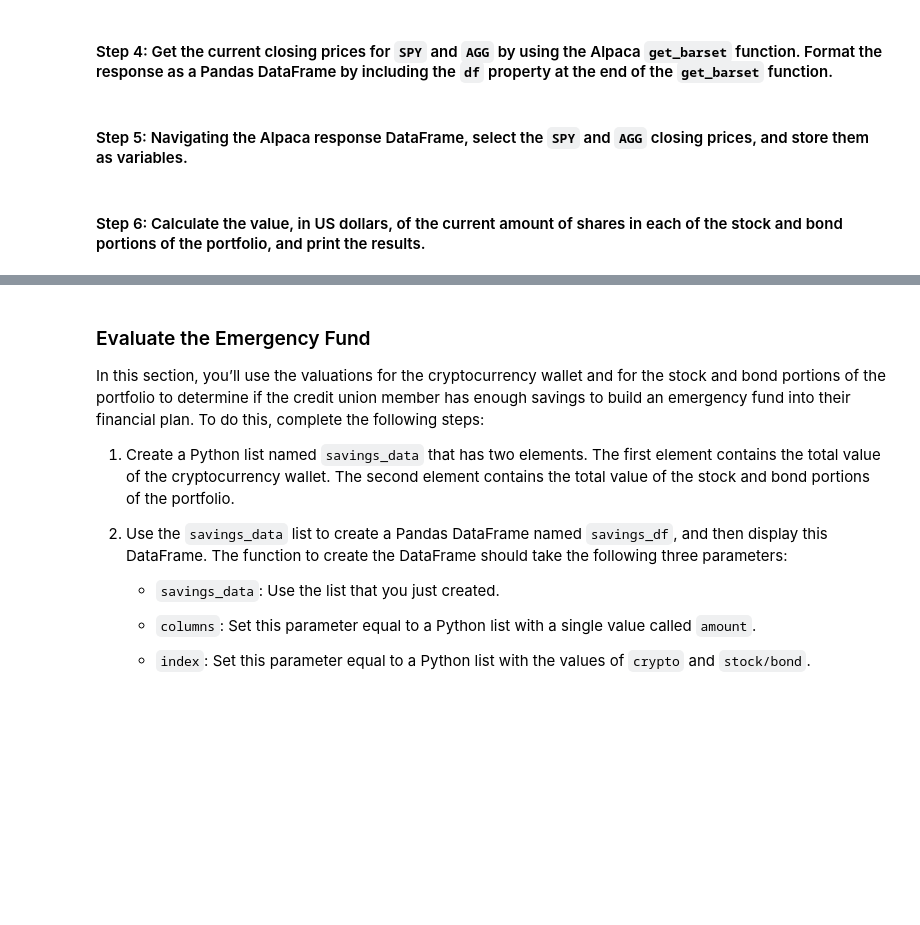
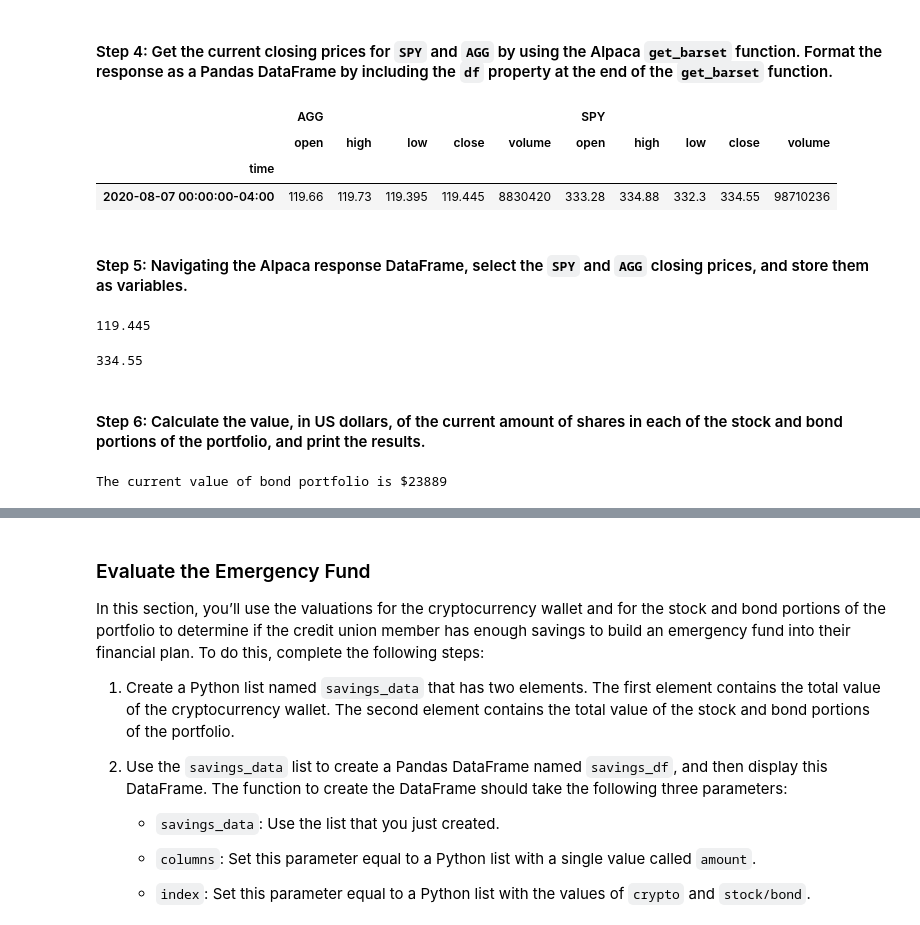
Before and after one commit to gurpreetsodhi/Columbia_Fintech_Module5, a Jupyter notebook: financial_planning_tools.ipynb, the cells around one changed output, grey strips where cells are left out. Saved outputs shown, nothing was run; the diff lists cells and outputs as text; code cells hidden in the pictures; blank space fills up the shorter version.

```diff
--- a/financial_planning_tools.ipynb
+++ b/financial_planning_tools.ipynb
@@ -187,8 +187,11 @@ agg_shares = 200
 #### Step 2: Set the variables for the Alpaca API and secret keys. Using the Alpaca SDK, create the Alpaca `tradeapi.REST` object. In this object, include the parameters for the Alpaca API key, the secret key, and the version number.
 # %%
 # Set the variables for the Alpaca API and secret keys
-# YOUR CODE HERE
-# YOUR CODE HERE
+alpaca_api_key = os.getenv('ALPACA_API_KEY')
+alpaca_secret_key = os.getenv('ALPACA_SECRET_KEY')
+
+display(type(alpaca_api_key))
+display(type(alpaca_secret_key))
 
 # Create the Alpaca tradeapi.REST object
-# YOUR CODE HERE
+alpaca = tradeapi.REST(alpaca_api_key, alpaca_secret_key, api_version='v2')
@@ -202,14 +208,17 @@ agg_shares = 200
 - `start_date` and `end_date`: Use the same date for these parameters, and format them with the date of the previous weekday (or `2020-08-07`). This is because you want the one closing price for the most-recent trading day.
 # %%
 # Set the tickers for both the bond and stock portion of the portfolio
-# YOUR CODE HERE
+tickers = ['SPY','AGG']
 
 # Set timeframe to 1D
-# YOUR CODE HERE
+timeframe = '1D'
 
 # Format current date as ISO format
 # Set both the start and end date at the date of your prior weekday
 # This will give you the closing price of the previous trading day
 # Alternatively you can use a start and end date of 2020-08-07
-# YOUR CODE HERE
-# YOUR CODE HERE
+start_date = pd.Timestamp('2020-08-07', tz='America/New_York').isoformat()
+end_date = pd.Timestamp('2020-08-07', tz='America/New_York').isoformat()
+
+display(start_date)
+display(end_date)
@@ -218,33 +230,44 @@ agg_shares = 200
 # %%
 # Use the Alpaca get_barset function to get current closing prices the portfolio
 # Be sure to set the `df` property after the function to format the response object as a DataFrame
-# YOUR CODE HERE
+closing_prices_df = alpaca.get_barset(tickers, timeframe, start=start_date, end=end_date).df
 
 # Review the first 5 rows of the Alpaca DataFrame
-# YOUR CODE HERE
+closing_prices_df.head()
+# %% [output]
+|  | AGG |  |  |  |  | SPY |  |  |  |  |
+|  | open | high | low | close | volume | open | high | low | close | volume |
+| time |  |  |  |  |  |  |  |  |  |  |
+| 2020-08-07 00:00:00-04:00 | 119.66 | 119.73 | 119.395 | 119.445 | 8830420 | 333.28 | 334.88 | 332.3 | 334.55 | 98710236 |
 # %% [markdown]
 #### Step 5: Navigating the Alpaca response DataFrame, select the `SPY` and `AGG` closing prices, and store them as variables.
 # %%
 # Access the closing price for AGG from the Alpaca DataFrame
 # Converting the value to a floating point number
-agg_close_price = # YOUR CODE HERE
+agg_closing_price = float(closing_prices_df['AGG']['close'])
 
 # Print the AGG closing price
-# YOUR CODE HERE
+agg_closing_price
+# %% [output]
+119.445
 # %%
 # Access the closing price for SPY from the Alpaca DataFrame
 # Converting the value to a floating point number
-spy_close_price = # YOUR CODE HERE
+spy_closing_price = float(closing_prices_df['SPY']['close'])
 
 # Print the SPY closing price
-# YOUR CODE HERE
+spy_closing_price
+# %% [output]
+334.55
 # %% [markdown]
 #### Step 6: Calculate the value, in US dollars, of the current amount of shares in each of the stock and bond portions of the portfolio, and print the results.
 # %%
 # Calculate the current value of the bond portion of the portfolio
-agg_value = # YOUR CODE HERE
+agg_value = agg_shares * agg_closing_price
 
 # Print the current value of the bond portfolio
-# YOUR CODE HERE
+print(f"The current value of bond portfolio is ${round(agg_value)}")
+# %% [output]
+The current value of bond portfolio is $23889
 # %%
 # Calculate the current value of the stock portion of the portfolio
```
Also changed, not shown: parts of 8 cells of this notebook.
